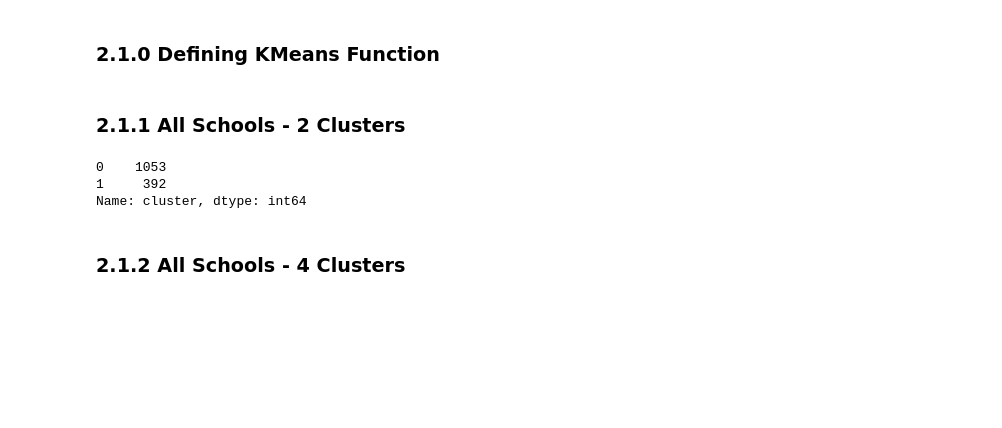
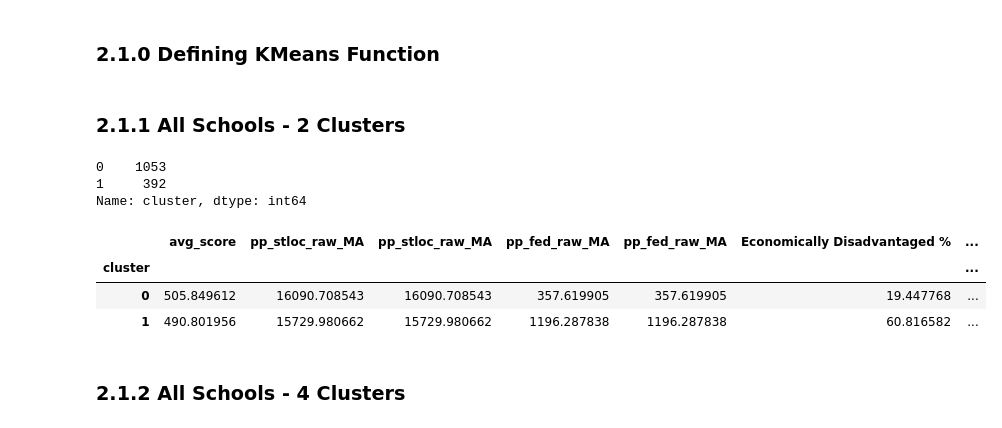
Before and after one commit to alexcraig043/qss-20-final-project, a Jupyter notebook: src/code/02_cluster_analysis.ipynb, the cells around one changed output. Drawn from its saved outputs; the diff is of its cells as text; code cells hidden in the pictures; blank space fills up the shorter version.

```diff
--- a/src/code/02_cluster_analysis.ipynb
+++ b/src/code/02_cluster_analysis.ipynb
@@ -62,14 +62,14 @@ def kmeans_func(clusters, df):
 # %%
 cluster = kmeans_func(2, master_df)
 cluster[['avg_score', 'pp_stloc_raw_MA', 'pp_fed_raw_MA', 'Economically Disadvantaged %', 'African American', 'Asian', 'Hispanic', 'White', 'avg_salary_teachers']]
-
-# Save as latex
-with open('../output/call_luster.tex', 'w') as tf:
-    tf.write(cluster[['avg_score', 'pp_stloc_raw_MA', 'pp_fed_raw_MA', 'Economically Disadvantaged %', 'African American', 'Asian', 'Hispanic', 'White', 'avg_salary_teachers']].to_latex())
 # %% [output]
 0    1053
 1     392
 Name: cluster, dtype: int64
+|  | avg_score | pp_stloc_raw_MA | pp_stloc_raw_MA | pp_fed_raw_MA | pp_fed_raw_MA | Economically Disadvantaged % | ... |
+| cluster |  |  |  |  |  |  | ... |
+| 0 | 505.849612 | 16090.708543 | 16090.708543 | 357.619905 | 357.619905 | 19.447768 | ... |
+| 1 | 490.801956 | 15729.980662 | 15729.980662 | 1196.287838 | 1196.287838 | 60.816582 | ... |
 # %% [markdown]
 ### 2.1.2 All Schools - 4 Clusters
 # %%
```
Also changed, not shown: parts of 4 cells of this notebook, 26 other files.
